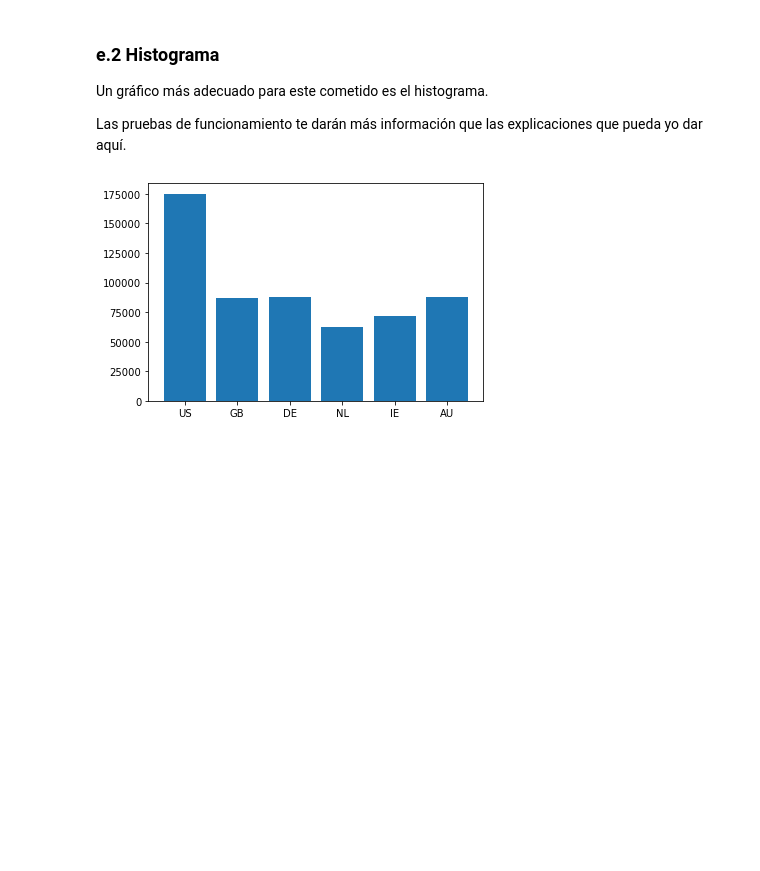
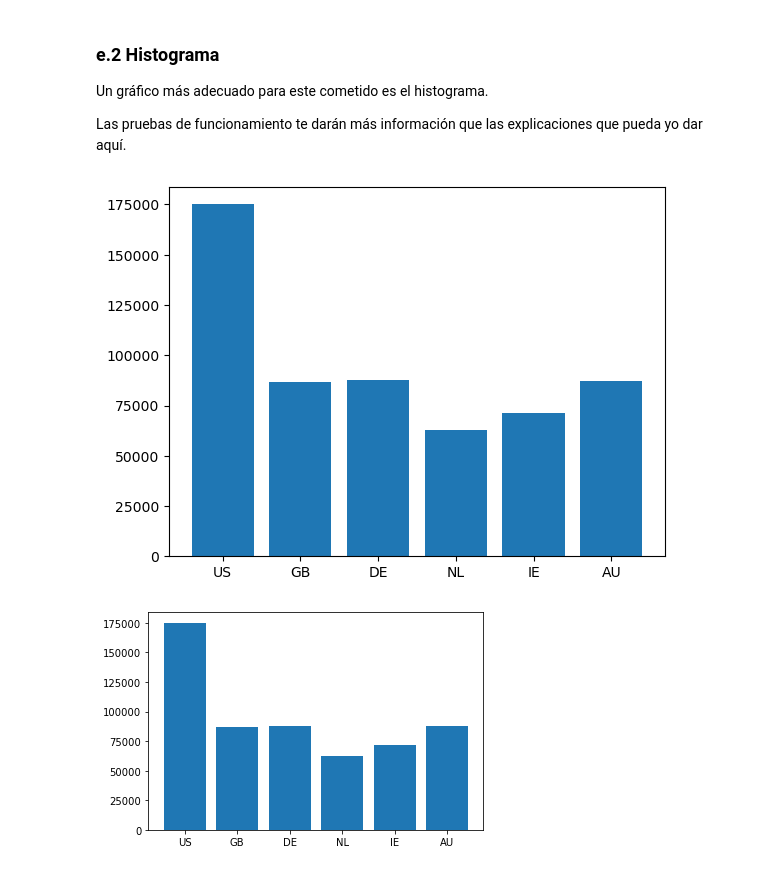
Before and after one commit to alejbormeg/MasterBigDataML-PythonCourse, a Jupyter notebook: python project/-- data_science_salaries/ds_salaries_ver2_enunciado.ipynb, the cells around one changed output. Saved outputs shown, nothing was run; the diff lists cells and outputs as text; code cells hidden in the pictures; blank space fills up the shorter version.

```diff
--- a/python project/-- data_science_salaries/ds_salaries_ver2_enunciado.ipynb
+++ b/python project/-- data_science_salaries/ds_salaries_ver2_enunciado.ipynb
@@ -804,3 +804,29 @@ Cálculo del sueldo medio de un puesto de trabajo en un año y país dados. Para
+# %%
+# Esta celda debe ser completada por el estudiante
+def average_salary_with_dict(table_of_tables: Dict[str, Dict[int, Dict[str, List[int]]]], job: str, year: int, country: str) -> Optional[float]:
+    """
+    Calculate the average salary for a specific job, year, and country from a nested dictionary.
+
+    Parameters:
+    - table_of_tables (Dict[str, Dict[int, Dict[str, List[int]]]): A nested dictionary containing salary information.
+    - job (str): The job title.
+    - year (int): The year for which you want to calculate the average salary.
+    - country (str): The country for which you want to calculate the average salary.
+
+    Returns:
+    - Optional[float]: The average salary for the specified job, year, and country, rounded to two decimal places.
+      Returns 0 if the list of salaries is empty or there is a missing field in the dictionary.
+    """
+    try:
+        matching_salaries = table_of_tables[job][year][country]
+    except:
+        return 0
+
+    if not matching_salaries:
+        return 0
+
+    mean_salary = sum(matching_salaries) / len(matching_salaries)
+    return round(mean_salary, 2)
 # %%
 # Comprobación de funcionamiento:
 
@@ -866,6 +935,25 @@ representar_xxx_yyy(paises_sueldos, ["Machine Learning Engineer", "Ingresos anua
 Un gráfico más adecuado para este cometido es el histograma.
 
 Las pruebas de funcionamiento te darán más información que las explicaciones que pueda yo dar aquí.
+# %%
+# Esta celda debe ser completada por el estudiante
+
+# Extract the string labels and integer values
+labels, values = zip(*paises_sueldos)
+
+# Create a range of numerical values for the x-axis
+x = np.arange(len(labels))
+
+# Create a bar plot using the numerical values
+plt.bar(x, values)
+
+# Set the x-tick labels as the original string labels
+plt.xticks(x, labels)
+
+# Display the plot
+plt.show()
+# %% [output]
+[figure, added]
 # %%
 # Esta celda debe ser completada por el estudiante
 # %% [output]
```
Also changed, not shown: parts of 21 cells of this notebook.
